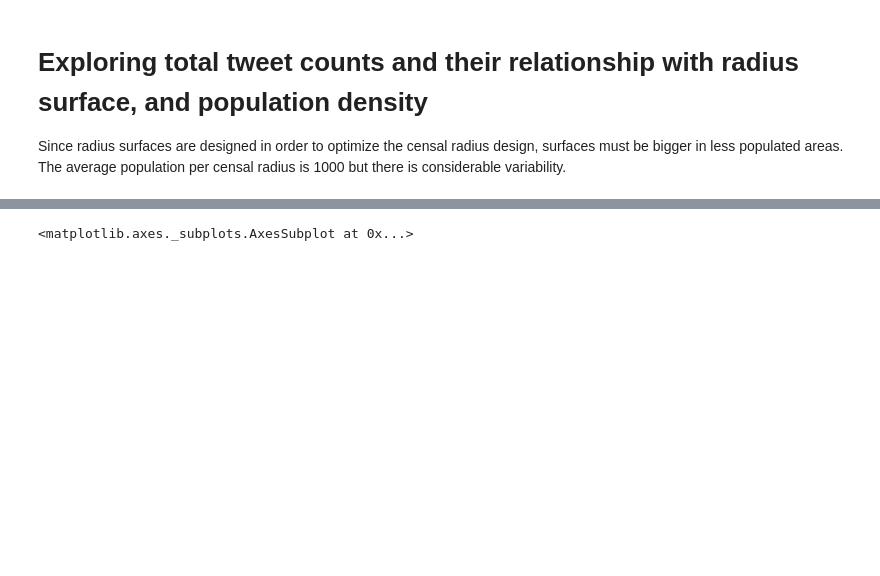
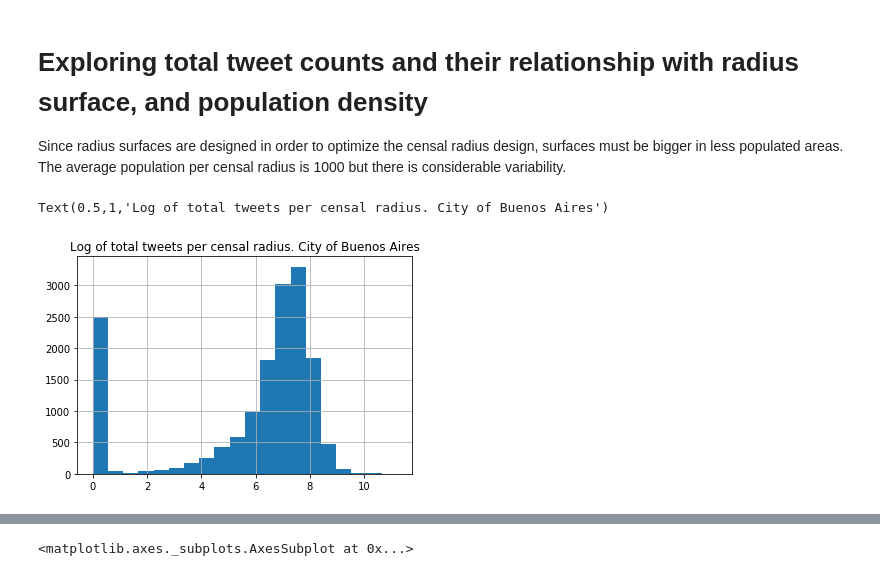
Before and after one commit to rpasquini/twitter_and_displacement, a Jupyter notebook: notebooks/descriptives.ipynb, the cells around one changed output, grey strips where cells are left out. Drawn from its saved outputs; the diff is of its cells as text; code cells hidden in the pictures; blank space fills up the shorter version.

```diff
--- a/notebooks/descriptives.ipynb
+++ b/notebooks/descriptives.ipynb
@@ -33,3 +39,13 @@ Name: pop_2010_1, dtype: float64
 # Exploring total tweet counts and their relationship with radius surface, and population density
 
 Since radius surfaces are designed in order to optimize the censal radius design,  surfaces must be bigger in less populated areas. The average population per censal radius is 1000 but there is considerable variability.
+# %%
+import numpy as np
+#df['totalcount'].hist()
+fig, ax = plt.subplots()
+plt.rcParams['figure.figsize'] = [5, 5]
+df.apply(lambda x: np.log(x['totalcount']+1), axis=1).hist(bins=20)
+plt.title("Log of total tweets per censal radius. City of Buenos Aires")
+# %% [output]
+Text(0.5,1,'Log of total tweets per censal radius. City of Buenos Aires')
+[figure, added]
```
Also changed, not shown: parts of 11 cells of this notebook.
